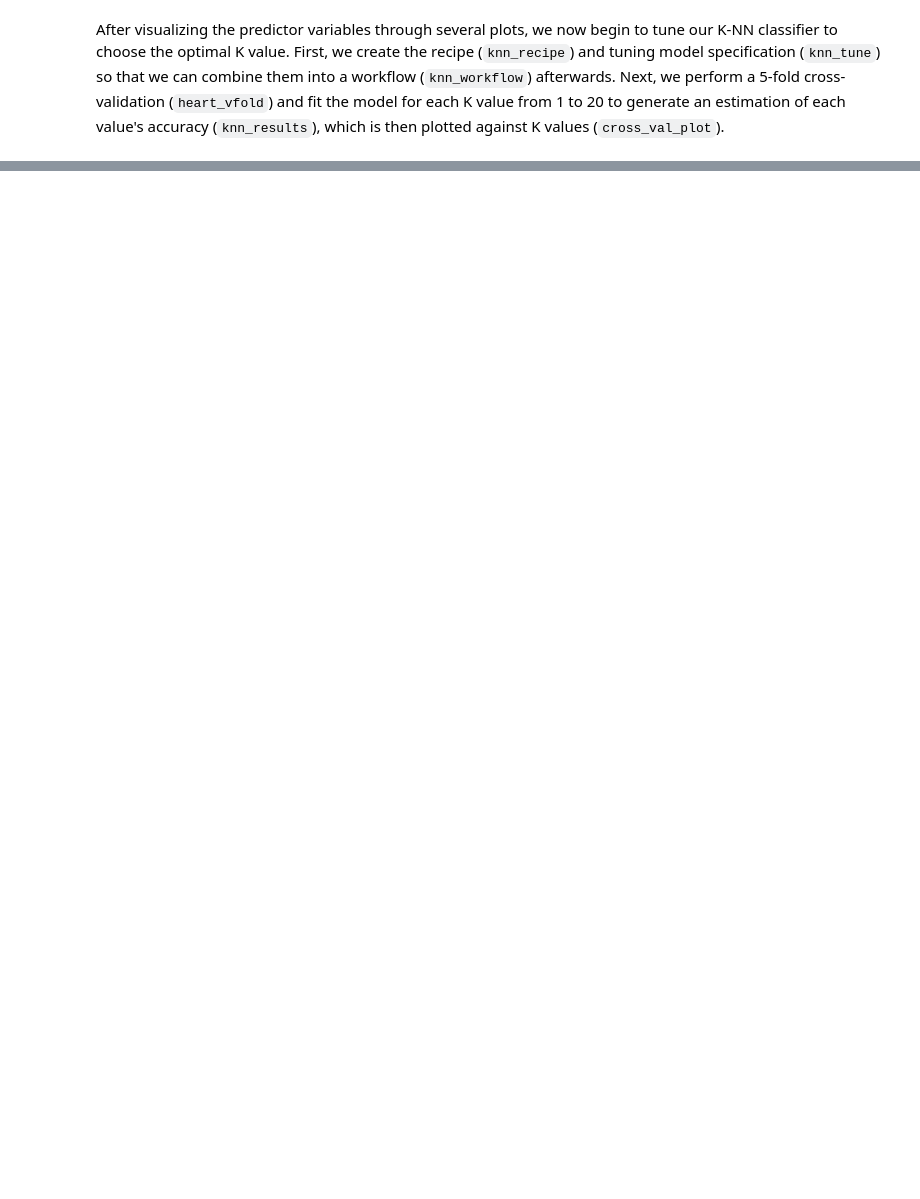
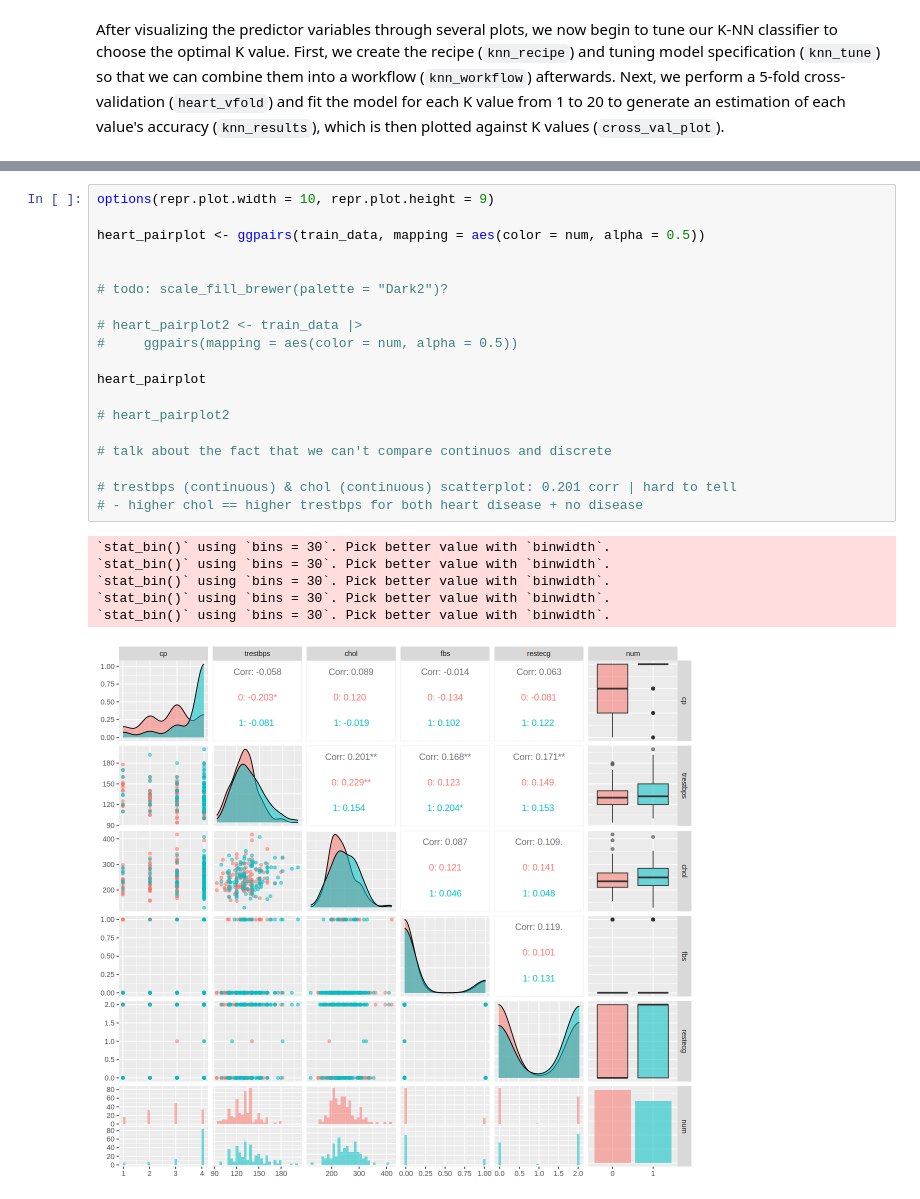
Before and after one commit to altarrok/dsci-100-2023w1-group-44, a Jupyter notebook: report.ipynb, the cells around one changed output, grey strips where cells are left out. Cells and saved outputs as stored; diff of their text form; blank space fills up the shorter version.

Commit message:
ggpairs

```diff
--- a/report.ipynb
+++ b/report.ipynb
@@ -307,3 +317,29 @@ recall
 # %% [output]
 [1] 0.6923077
 [1] 0.6428571
+# %%
+options(repr.plot.width = 10, repr.plot.height = 9)
+
+heart_pairplot <- ggpairs(train_data, mapping = aes(color = num, alpha = 0.5))
+
+
+# todo: scale_fill_brewer(palette = "Dark2")?
+
+# heart_pairplot2 <- train_data |>
+#     ggpairs(mapping = aes(color = num, alpha = 0.5))
+
+heart_pairplot
+
+# heart_pairplot2
+
+# talk about the fact that we can't compare continuos and discrete
+
+# trestbps (continuous) & chol (continuous) scatterplot: 0.201 corr | hard to tell
+# - higher chol == higher trestbps for both heart disease + no disease
+# %% [output]
+`stat_bin()` using `bins = 30`. Pick better value with `binwidth`.
+`stat_bin()` using `bins = 30`. Pick better value with `binwidth`.
+`stat_bin()` using `bins = 30`. Pick better value with `binwidth`.
+`stat_bin()` using `bins = 30`. Pick better value with `binwidth`.
+`stat_bin()` using `bins = 30`. Pick better value with `binwidth`.
+[figure, added]
```
Also changed, not shown: parts of 12 cells of this notebook.
